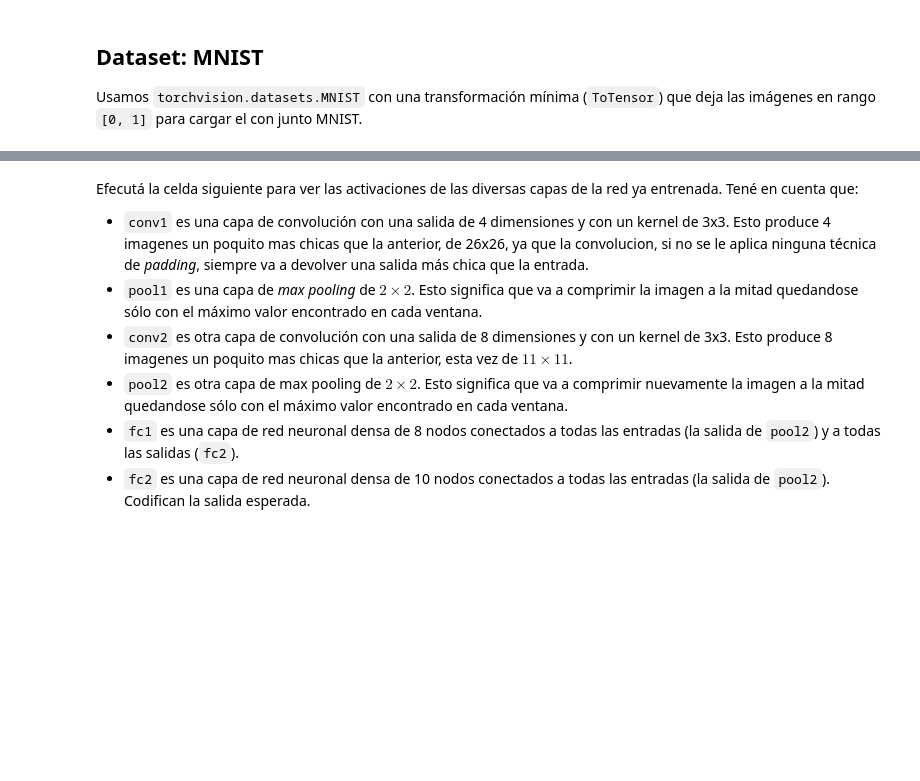
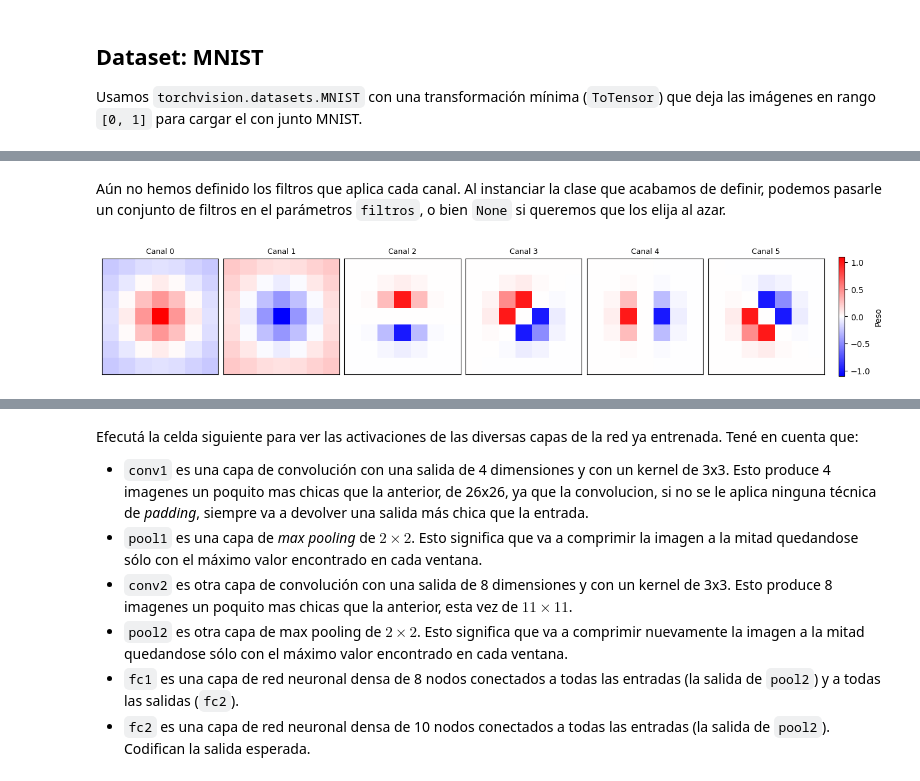
Before and after one commit to MaestriaCienciasCognitivas/ncc, a Jupyter notebook: book/notebooks/S5_Practico4.ipynb, the cells around one changed output, grey strips where cells are left out. Cells and saved outputs as stored; diff of their text form; code cells hidden in the pictures; blank space fills up the shorter version.

```diff
--- a/book/notebooks/S5_Practico4.ipynb
+++ b/book/notebooks/S5_Practico4.ipynb
@@ -200,0 +280,44 @@ for ep in range(1, tmax+1):
+# %%
+class ConvolutionalLayer(nn.Module):
+    """Deep network with one convolutional layer
+     Attributes: conv (nn.Conv2d): convolutional layer
+    """
+    def __init__(self, c_in=1, c_out=6, K=7, filters=None):
+        """Initialize layer
+
+        Args:
+            c_in: number of input stimulus channels
+            c_out: number of output convolutional channels
+            K: size of each convolutional filter
+            filters: (optional) initialize the convolutional weights
+
+        """
+        super().__init__()
+        self.conv = nn.Conv2d(c_in, c_out, kernel_size=K,
+                              padding=K//2, stride=1)
+        if filters is not None:
+            self.conv.weight = nn.Parameter(filters)
+            self.conv.bias = nn.Parameter(torch.zeros((c_out,), dtype=torch.float32))
+
+    def forward(self, s):
+        """Run stimulus through convolutional layer
+
+        Args:
+            s (torch.Tensor): n_stimuli x c_in x h x w tensor with stimuli
+
+        Returns:
+            (torch.Tensor): n_stimuli x c_out x h x w tensor with convolutional layer unit activations.
+
+        """
+        a = self.conv(s)  # output of convolutional layer
+
+        return a
+# %% [markdown]
+Aún no hemos definido los filtros que aplica cada canal. Al instanciar la clase que acabamos de definir, podemos pasarle un conjunto de filtros en el parámetros `filtros`, o bien `None` si queremos que los elija al azar.
+# %%
+num_canales = 6
+example_filters = crear_filtros(num_canales = num_canales)
+conv_layer = ConvolutionalLayer(c_out=num_canales, filters=example_filters)
+graficar_pesos(conv_layer.conv.weight.detach())
+# %% [output]
+[figure, added]
```
Also changed, not shown: parts of 20 cells of this notebook.
